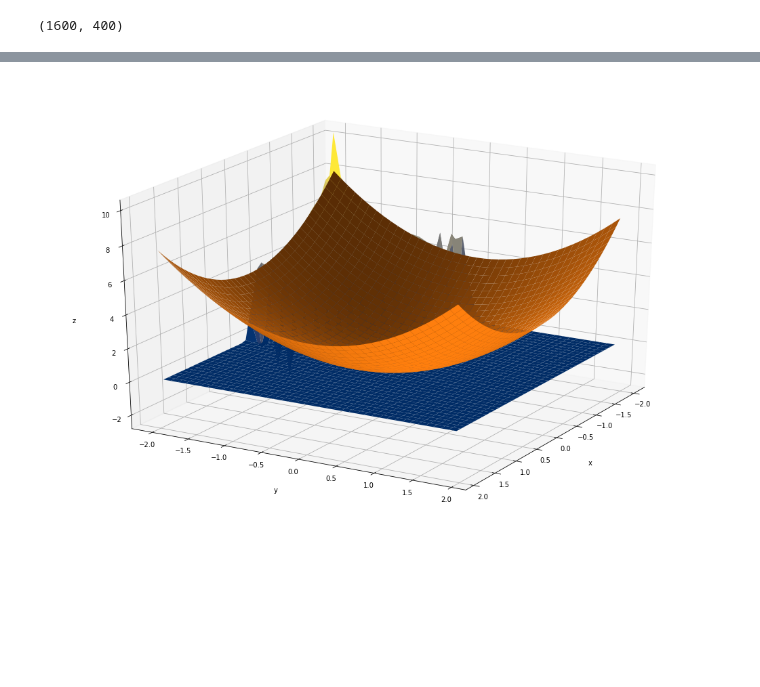
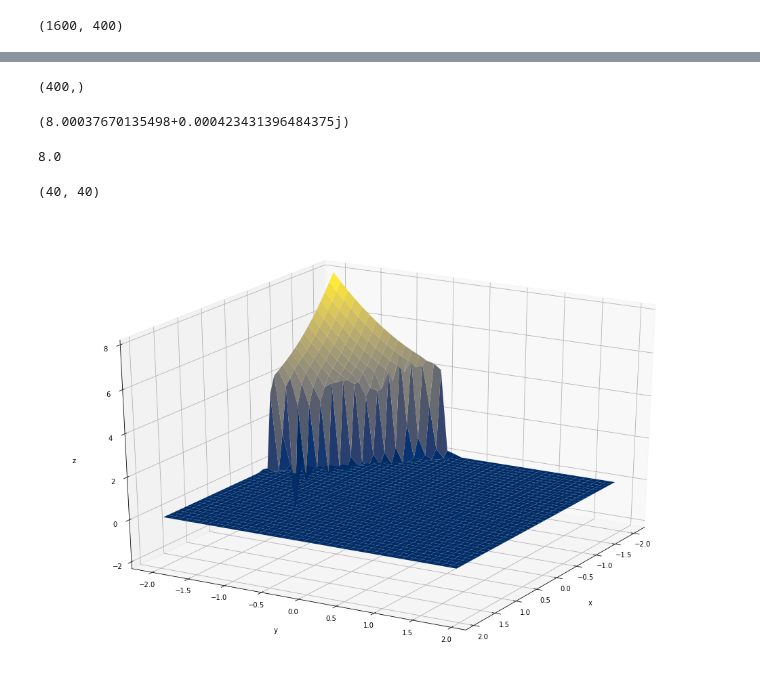
Before and after one commit to garfield-gray/DCIM, a Jupyter notebook: DCIMsimple.ipynb, the cells around one changed output, grey strips where cells are left out. Drawn from its saved outputs; the diff is of its cells as text; code cells hidden in the pictures; blank space fills up the shorter version.

```diff
--- a/DCIMsimple.ipynb
+++ b/DCIMsimple.ipynb
@@ -61,7 +61,7 @@ plt.show()
 Fms = []
 for i in range(M):
   #                (first column, last row)
-  Fms.append(hankel(s[i][0:L],s[i][L-1:N]))
+  Fms.append(hankel(s[0:L, i],s[L-1:N, i]))
 # %%
 # this might crash if matrix is big!
 Fe_rows = []
@@ -103,4 +103,4 @@ Matrix.shape
 (1600, 400)
 # %%
 #to attain Cs
-C = lstsq(Matrix, np.ndarray.flatten(s, order='F'))
+C, Residuals, rank, Singulars = lstsq(Matrix, np.ndarray.flatten(s, order='F'), rcond=None) # rcond could make problem!
@@ -113,26 +107,55 @@ C[0].shape #first one is the soloution
 # %%
-s_pred = (Matrix@C[0]).real
-s_p = np.reshape(s_pred, (N,M), order='F')
+#predicting the final values:
+
+# s_pred = (Matrix@C).real
+# s_p = np.reshape(s_pred, (N,M), order='F')
+
+
+
+#well the s_prev above was wrong(not toatally wrong though!)! we must follow equation (13)
+Xps.shape
+# %% [output]
+(400,)
+# %%
+sum(C)
+# %% [output]
+(8.00037670135498+0.000423431396484375j)
+# %%
+s[0][0]
+# %% [output]
+8.0
+# %%
+# predicting final values through (13)
+s_p = np.zeros((M,N))               # the orde of (M,N) or (N,M)
+# to form (13) I could either make a tensor or do it with 2 for
+# let's go with the easier for now:
+for i in range(M):
+  for j in range(N):
+    s_p[i][j] = sum(C*(Xps**i+Yps**j))
+# %%
+s_p.shape
+# %% [output]
+(40, 40)
 # %%
 """plot the results"""
 #                          (length, width)
 fig = plt.figure(figsize = (18,12))
 ax = plt.axes(projection='3d')
 
 
 surf1 = ax.plot_surface(X, Y, s_p, cmap = plt.cm.cividis)
-surf2 = ax.plot_surface(X, Y, s)
+#surf2 = ax.plot_surface(X, Y, s)
 
 # Set axes label
 ax.set_xlabel('x', labelpad=20)
 ax.set_ylabel('y', labelpad=20)
 ax.set_zlabel('z', labelpad=20)
 
 #fig.colorbar(surf, shrink=0.5, aspect=8)
 
 
 #           (hight, long)
 ax.view_init(25, 30)
 plt.show()
 # %% [output]
-[figure, old version]
+[figure, new version]
```
Also changed, not shown: parts of 2 cells of this notebook.
